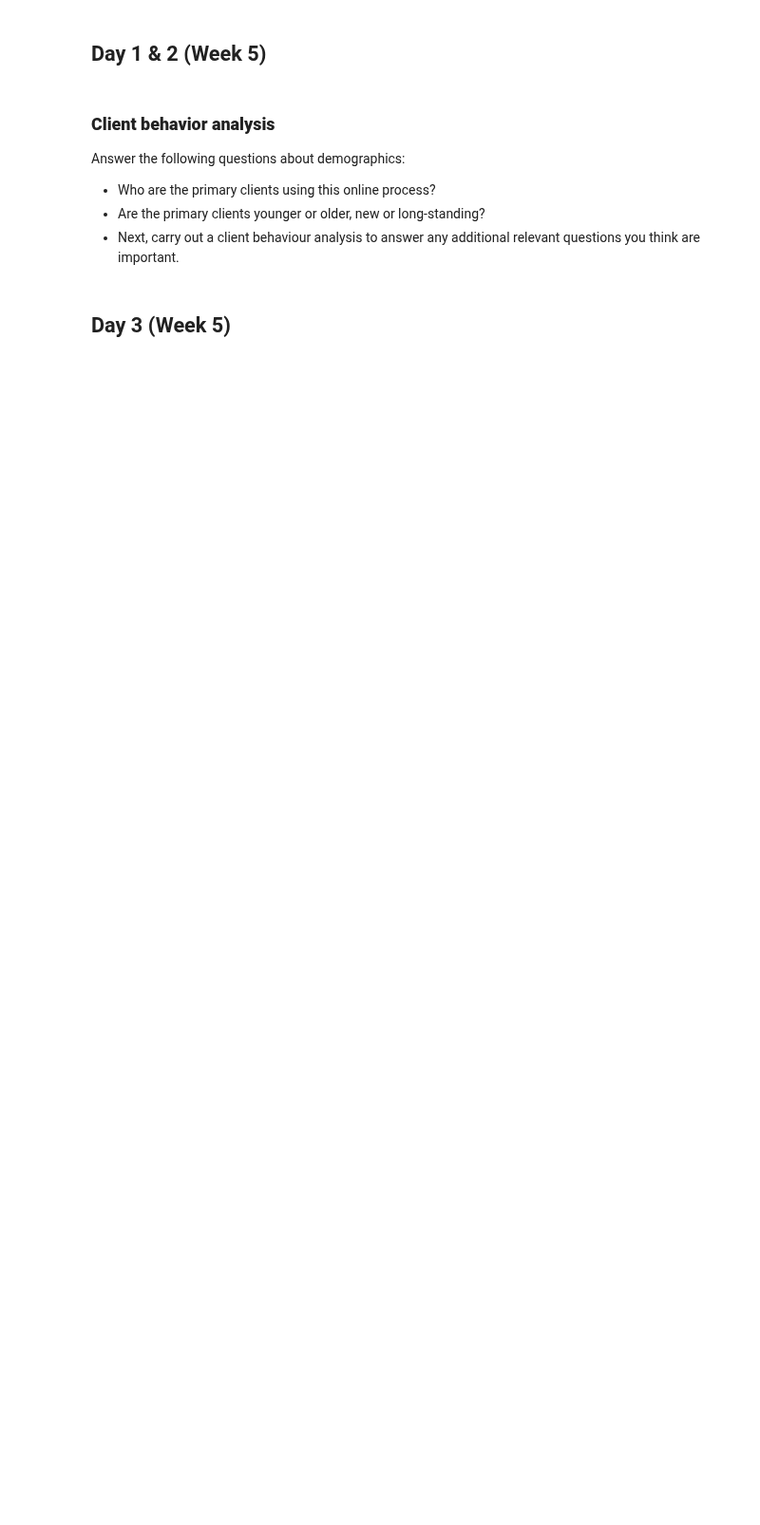
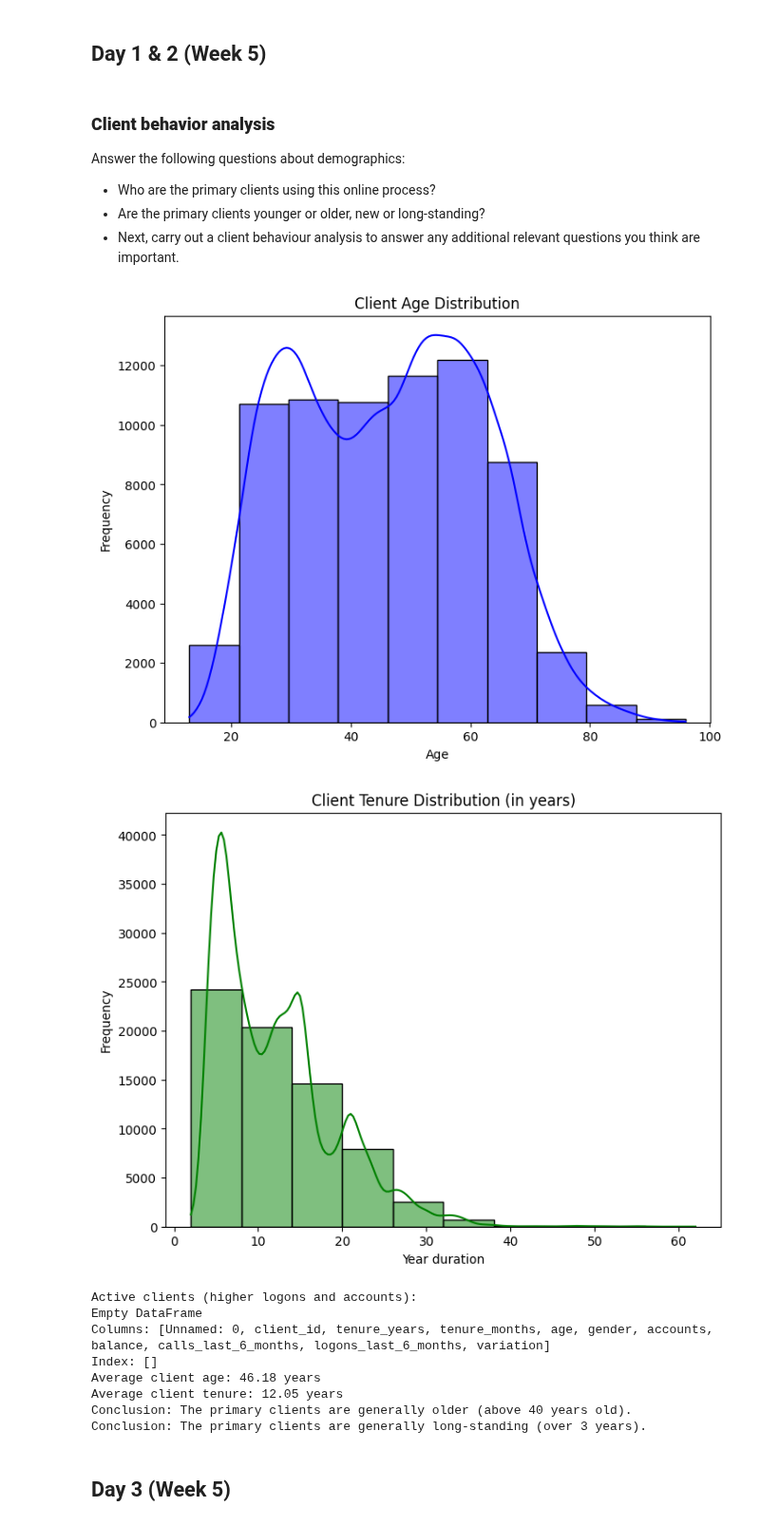
Before and after one commit to bruhu/vanguard-cx-project, a Jupyter notebook: notebooks/bru/clean_data_conclusions.ipynb, the cells around one changed output. Shown at 95% size. Cells and saved outputs as stored; diff of their text form; code cells hidden in the pictures; blank space fills up the shorter version.

Commit message:
fix var names, add completion rate metrics to conclusions notebook

```diff
--- a/notebooks/bru/clean_data_conclusions.ipynb
+++ b/notebooks/bru/clean_data_conclusions.ipynb
@@ -52,15 +77,15 @@ Answer the following questions about demographics:
 # Step 1: Analyze Active Clients using the online process
 
 # assuming active clients are those with more than 10 logons in the last 6 months and more than 3 accounts
-active_clients = final_demo_df[(final_demo_df['logons_last_6_months'] > 10) & (final_demo_df['num_accounts'] > 3)]
+active_clients = final_demo_df[(final_demo_df['logons_last_6_months'] > 10) & (final_demo_df['accounts'] > 3)]
 
 # Step 2: Are the primary clients younger or older?
 
-average_age = final_demo_df['client_age'].mean()
+average_age = final_demo_df['age'].mean()
 
 # age distribution to visualize client ages
 plt.figure(figsize=(8, 6))
-sns.histplot(final_demo_df['client_age'], kde=True, color="blue", bins=10)
+sns.histplot(final_demo_df['age'], kde=True, color="blue", bins=10)
 plt.title('Client Age Distribution')
 plt.xlabel('Age')
 plt.ylabel('Frequency')
@@ -68,38 +93,49 @@ plt.show()
 
 # Step 3: Are the primary clients newer or long-standing?
 # Calculate the average tenure (in years)
-average_tenure = final_demo_df['client_tenure_years'].mean()
+average_tenure = final_demo_df['tenure_years'].mean()
 
 # Plot the tenure distribution to visualize how long clients have been with the service
 plt.figure(figsize=(8, 6))
-sns.histplot(final_demo_df['client_tenure_years'], kde=True, color='green', bins=10)
+sns.histplot(final_demo_df['tenure_years'], kde=True, color='green', bins=10)
 plt.title('Client Tenure Distribution (in years)')
 plt.xlabel('Year duration')
 plt.ylabel('Frequency')
 plt.show()
 
 # Step 4: Drawing Conclusions
 
 # 1. Active clients using the online process
 print('Active clients (higher logons and accounts):')
 print(active_clients)
 
 # 2. Average age of clients
 print(f'Average client age: {average_age:.2f} years')
 
 # 3. Average client tenure (years)
 print(f'Average client tenure: {average_tenure:.2f} years')
 
 # conclusions:
 if average_age < 40:
     print('Conclusion: The primary clients are generally younger (under 40 years old).')
 else:
     print('Conclusion: The primary clients are generally older (above 40 years old).')
 
 if average_tenure < 3:
     print('Conclusion: The primary clients are generally newer (under 3 years).')
 else:
     print('Conclusion: The primary clients are generally long-standing (over 3 years).')
+# %% [output]
+[figure, added]
+[figure, added]
+Active clients (higher logons and accounts):
+Empty DataFrame
+Columns: [Unnamed: 0, client_id, tenure_years, tenure_months, age, gender, accounts, balance, calls_last_6_months, logons_last_6_months, variation]
+Index: []
+Average client age: 46.18 years
+Average client tenure: 12.05 years
+Conclusion: The primary clients are generally older (above 40 years old).
+Conclusion: The primary clients are generally long-standing (over 3 years).
 # %% [markdown]
 ## Day 3 (Week 5)
 # %% [markdown]
```
Also changed, not shown: parts of 10 cells of this notebook, 1 other file.
